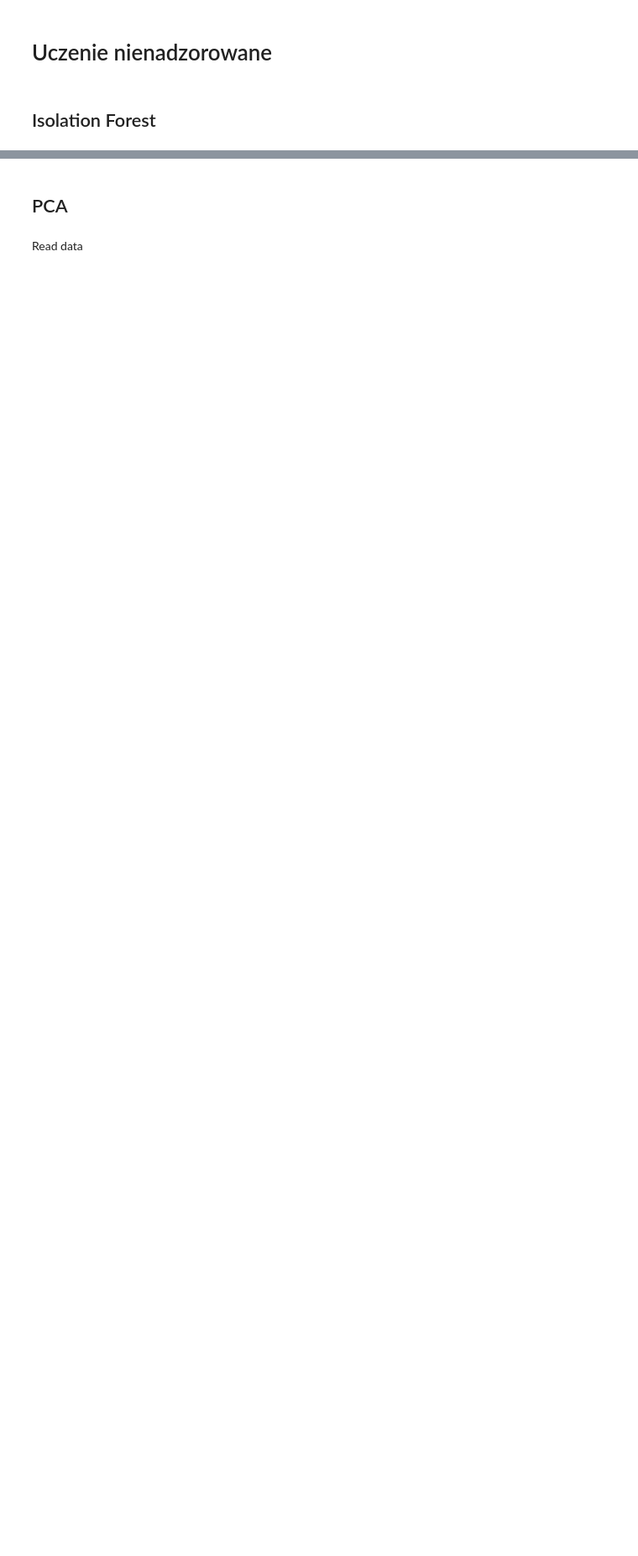
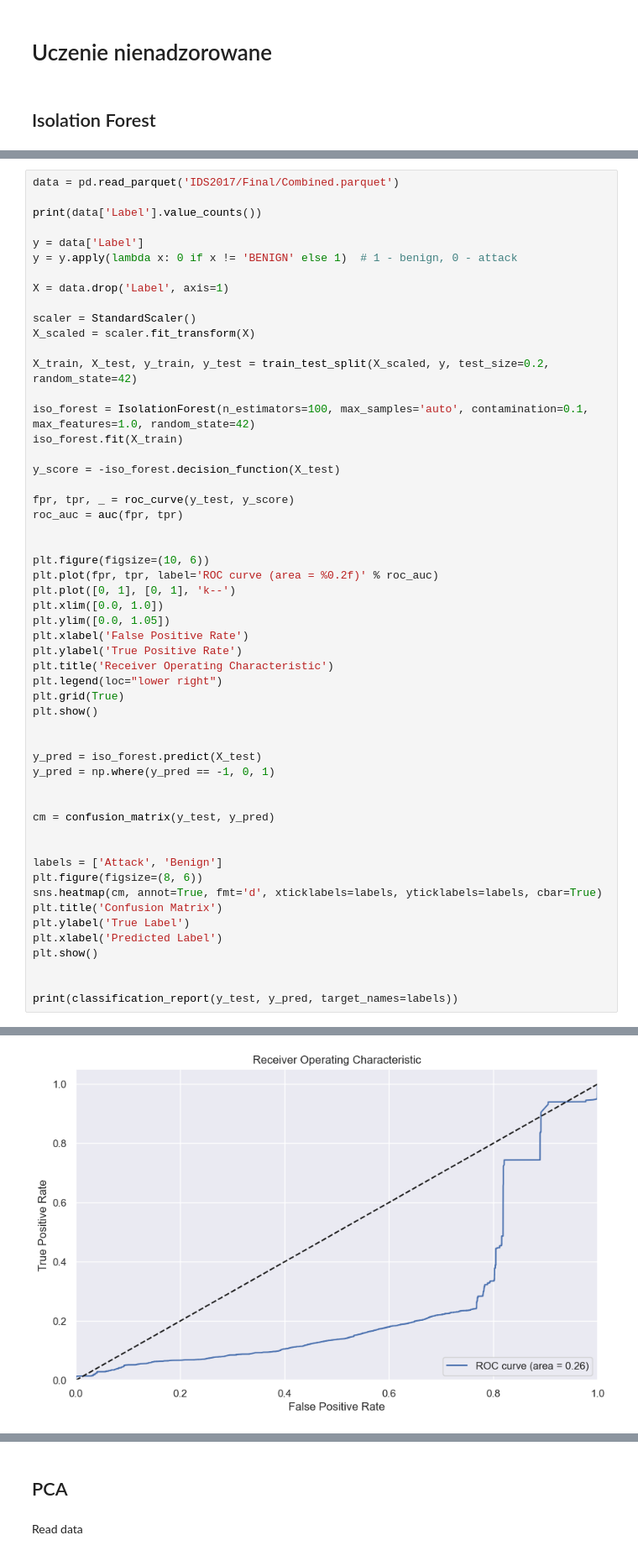
Before and after one commit to dwdwjtwcz/ids2017-anomaly-detection, a Jupyter notebook: podsumowanie3.ipynb, the cells around one changed output, grey strips where cells are left out. Shown at 84% size. Drawn from its saved outputs; the diff is of its cells as text; blank space fills up the shorter version.

```diff
--- a/podsumowanie3.ipynb
+++ b/podsumowanie3.ipynb
@@ -1161,0 +1090,55 @@ plt.show()
+# %%
+data = pd.read_parquet('IDS2017/Final/Combined.parquet')
+
+print(data['Label'].value_counts())
+
+y = data['Label']
+y = y.apply(lambda x: 0 if x != 'BENIGN' else 1)  # 1 - benign, 0 - attack
+
+X = data.drop('Label', axis=1)
+
+scaler = StandardScaler()
+X_scaled = scaler.fit_transform(X)
+
+X_train, X_test, y_train, y_test = train_test_split(X_scaled, y, test_size=0.2, random_state=42)
+
+iso_forest = IsolationForest(n_estimators=100, max_samples='auto', contamination=0.1, max_features=1.0, random_state=42)
+iso_forest.fit(X_train)
+
+y_score = -iso_forest.decision_function(X_test)
+
+fpr, tpr, _ = roc_curve(y_test, y_score)
+roc_auc = auc(fpr, tpr)
+
+
+plt.figure(figsize=(10, 6))
+plt.plot(fpr, tpr, label='ROC curve (area = %0.2f)' % roc_auc)
+plt.plot([0, 1], [0, 1], 'k--')
+plt.xlim([0.0, 1.0])
+plt.ylim([0.0, 1.05])
+plt.xlabel('False Positive Rate')
+plt.ylabel('True Positive Rate')
+plt.title('Receiver Operating Characteristic')
+plt.legend(loc="lower right")
+plt.grid(True)
+plt.show()
+
+
+y_pred = iso_forest.predict(X_test)
+y_pred = np.where(y_pred == -1, 0, 1)
+
+
+cm = confusion_matrix(y_test, y_pred)
+
+
+labels = ['Attack', 'Benign']
+plt.figure(figsize=(8, 6))
+sns.heatmap(cm, annot=True, fmt='d', xticklabels=labels, yticklabels=labels, cbar=True)
+plt.title('Confusion Matrix')
+plt.ylabel('True Label')
+plt.xlabel('Predicted Label')
+plt.show()
+
+
+print(classification_report(y_test, y_pred, target_names=labels))
+# %% [output]
@@ -1161,0 +1154 @@ plt.show()
+[figure, added]
```
Also changed, not shown: parts of 13 cells of this notebook.
